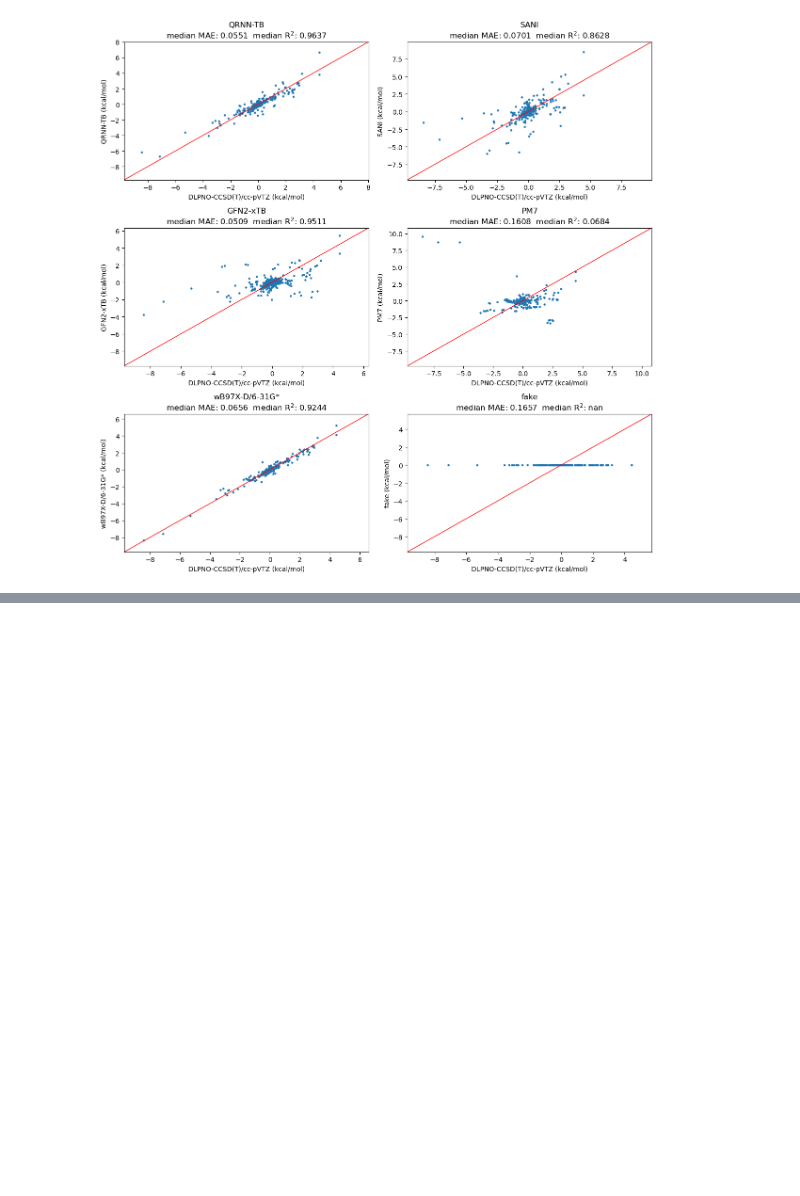
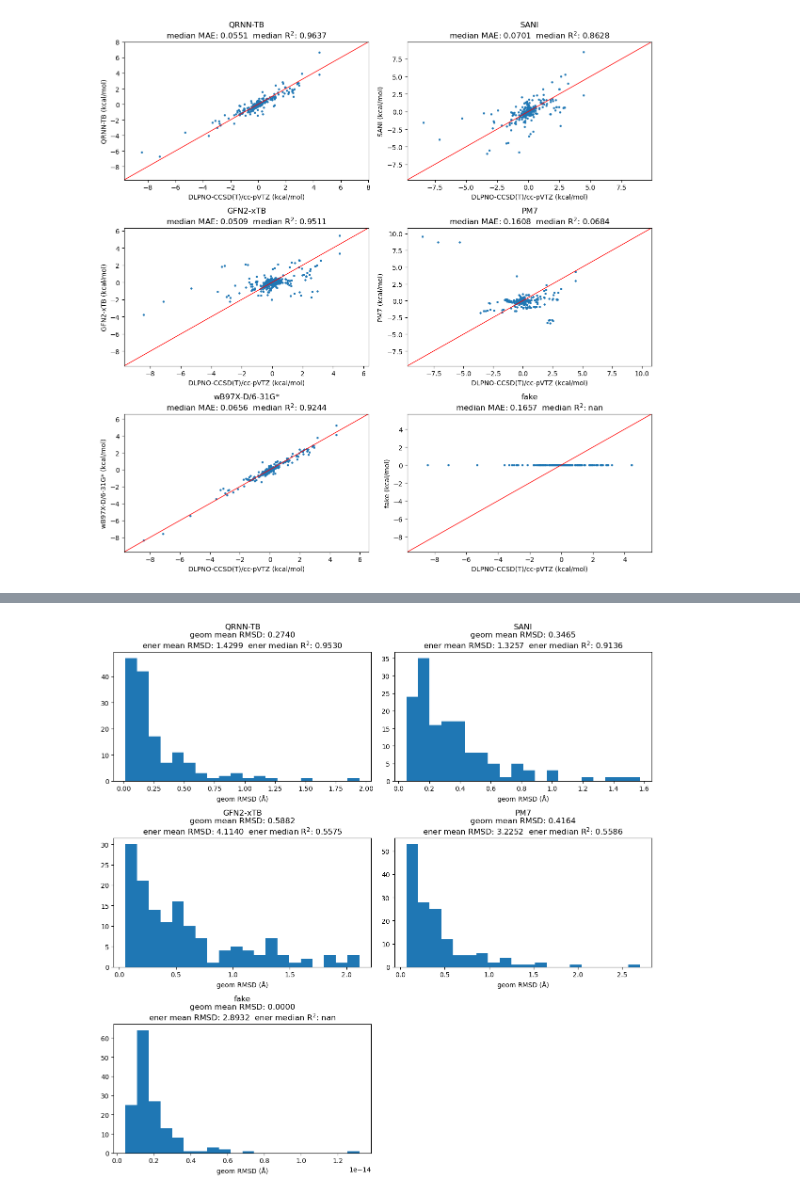
Before and after one commit to WangXinyan940/schrodinger-nnp-benchmark, a Jupyter notebook: test.ipynb, the cells around one changed output, grey strips where cells are left out. Cells and saved outputs as stored; diff of their text form; code cells hidden in the pictures; blank space fills up the shorter version.

```diff
--- a/test.ipynb
+++ b/test.ipynb
@@ -191,0 +281,5 @@ WARNING: group size is 1
+# %%
+filter = lambda x: x.charge == 0
+
+analyse_ionic_conformers(name="fake", filter=filter)
+# %% [output]
@@ -191,0 +303 @@ WARNING: group size is 1
+[figure, added]
```
Also changed, not shown: parts of 8 cells of this notebook, 2 other files.
